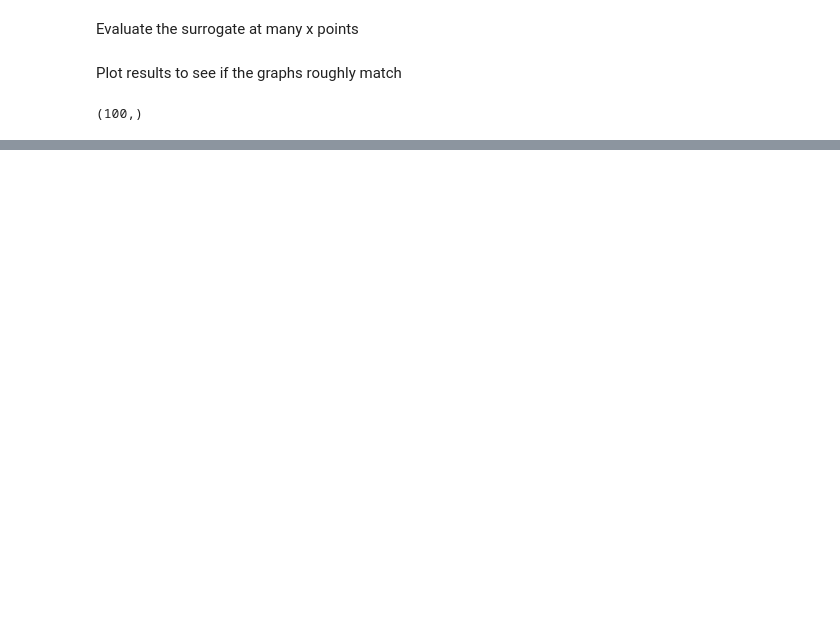
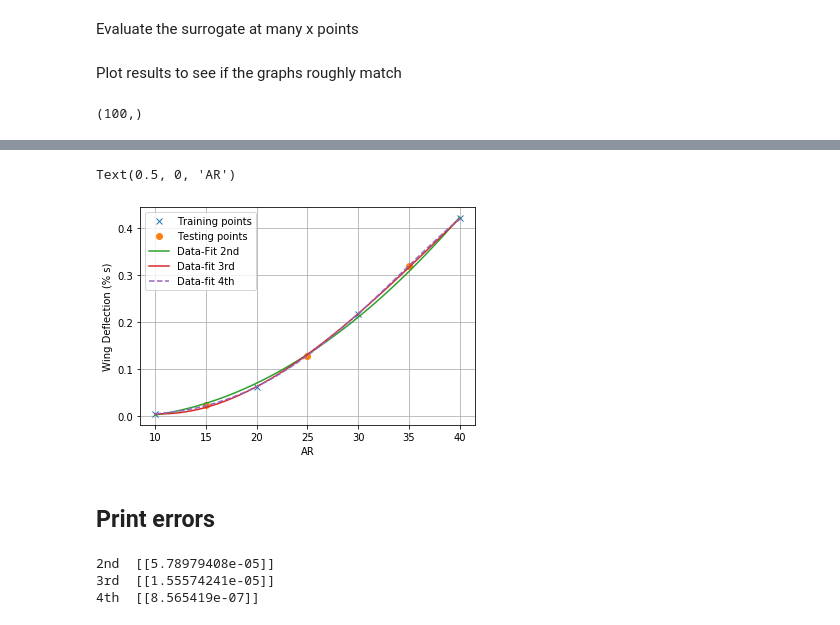
Before and after one commit to ACea15/Projects-SHARPy, a Jupyter notebook: aeroelasticPMOR_Optimization/surrogate_model/aspectRatio_wingDeflection_surrogate.ipynb, the cells around one changed output, grey strips where cells are left out. Cells and saved outputs as stored; diff of their text form; code cells hidden in the pictures; blank space fills up the shorter version.

```diff
--- a/aeroelasticPMOR_Optimization/surrogate_model/aspectRatio_wingDeflection_surrogate.ipynb
+++ b/aeroelasticPMOR_Optimization/surrogate_model/aspectRatio_wingDeflection_surrogate.ipynb
@@ -181,0 +226,12 @@ Text(0.5, 0, 'AR')
+# %%
+k = 3
+x = AR
+b = polynomial_basis(k,x)
+bpinv = np.linalg.pinv(b)
+params = bpinv*wingDef_nonDim
+
+xp = np.linspace(AR[0],AR[len(AR)-1],100)
+yp3 = np.zeros([len(xp),])
+for i in range(len(yp3)):
+    btest = polynomial_basis(k,np.array([xp[i]]))
+    yp3[i] = np.dot(btest,params)
@@ -181,0 +240,7 @@ Text(0.5, 0, 'AR')
+# %%
+error3 = 0;
+for i in range(len(AR_test)):
+    btest = polynomial_basis(k,np.array([AR_test[i]]))
+    ys = np.dot(btest,params)
+    error3 += (ys-wingDef_nonDim_test[i])**2
+error3 = error3/len(AR_test)
@@ -181,0 +249,12 @@ Text(0.5, 0, 'AR')
+# %%
+k = 4
+x = AR
+b = polynomial_basis(k,x)
+bpinv = np.linalg.pinv(b)
+params = bpinv*wingDef_nonDim
+
+xp = np.linspace(AR[0],AR[len(AR)-1],100)
+yp4 = np.zeros([len(xp),])
+for i in range(len(yp4)):
+    btest = polynomial_basis(k,np.array([xp[i]]))
+    yp4[i] = np.dot(btest,params)
@@ -181,0 +268,27 @@ Text(0.5, 0, 'AR')
+# %%
+# Plot the points on the graph
+fig4, ax = plt.subplots()
+
+ax.plot(AR,wingDef_nonDim,'x')
+ax.plot(AR_test,wingDef_nonDim_test,'o')
+ax.plot(xp,yp)
+ax.plot(xp,yp3)
+ax.plot(xp,yp4,'--')
+
+ax.legend(["Training points","Testing points","Data-Fit 2nd","Data-fit 3rd","Data-fit 4th"])
+ax.grid(True)
+ax.set_ylabel('Wing Deflection (% s)')
+ax.set_xlabel('AR')
+# %% [output]
+Text(0.5, 0, 'AR')
+[figure, added]
+# %% [markdown]
+## Print errors
+# %%
+print('2nd ', error)
+print('3rd ', error3)
+print('4th ', error4)
+# %% [output]
+2nd  [[5.78979408e-05]]
+3rd  [[1.55574241e-05]]
+4th  [[8.565419e-07]]
```
Also changed, not shown: parts of 11 cells of this notebook, 1 other file.
